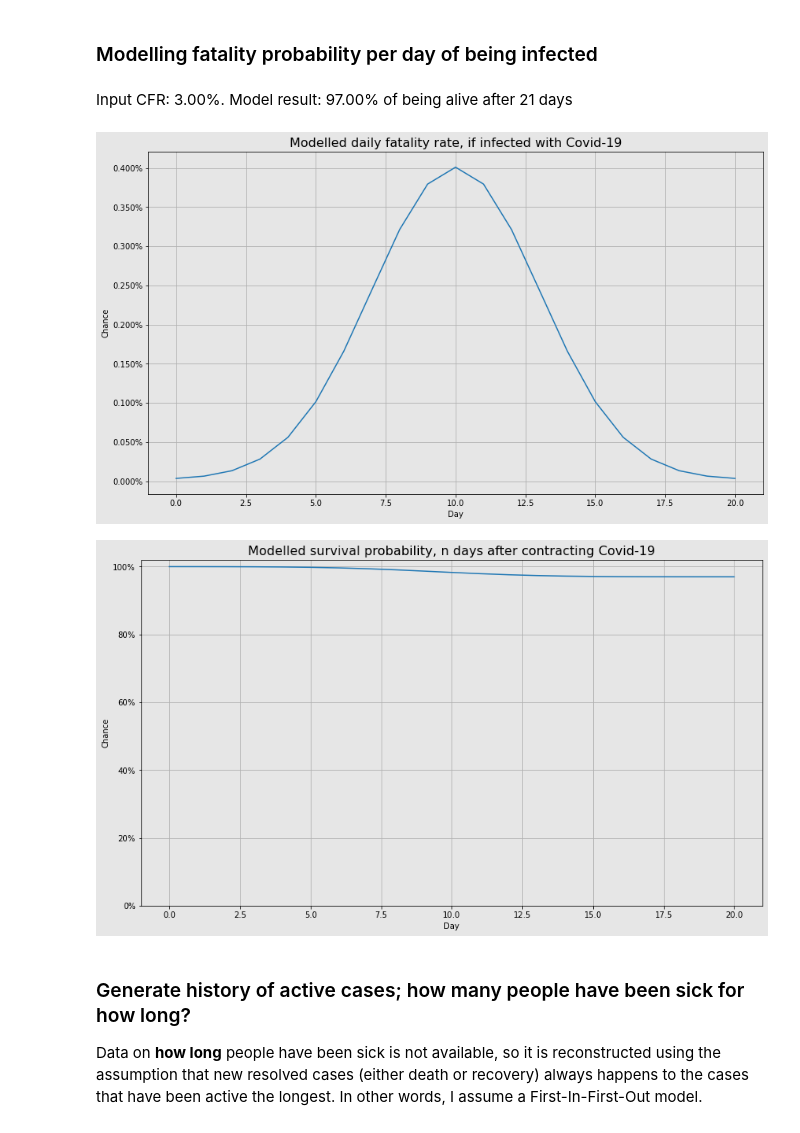
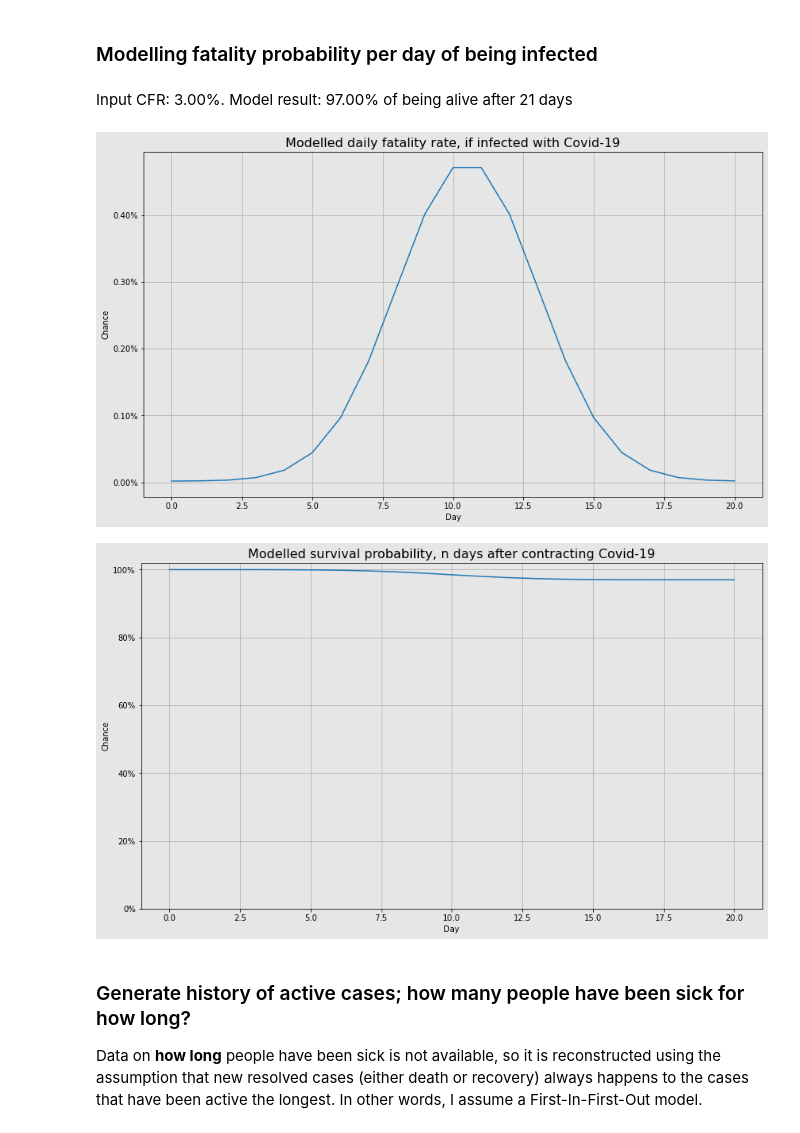
Before and after one commit to JeroenKools/covid19, a Jupyter notebook: COVID-19.ipynb, the cells around one changed output. Saved outputs shown, nothing was run; the diff lists cells and outputs as text; code cells hidden in the pictures.

```diff
--- a/COVID-19.ipynb
+++ b/COVID-19.ipynb
@@ -246,10 +246,10 @@ data.curve_fit("All except China", days=140)
 # %% [markdown]
 ### Modelling fatality probability per day of being infected
 # %%
-death_chance_per_day(cfr=0.03, sigma=3, length=21, do_plot=True)
+death_chance_per_day(cfr=0.03, mu=10.5, sigma=2.5, length=21, do_plot=True)
 # %% [output]
 Input CFR: 3.00%. Model result: 97.00% of being alive after 21 days
-[figure, old version]
+[figure, new version]
 [figure]
 # %% [markdown]
 ### Generate history of active cases; how many people have been sick for how long?
```
Also changed, not shown: parts of 3 cells of this notebook, 2 other files.
